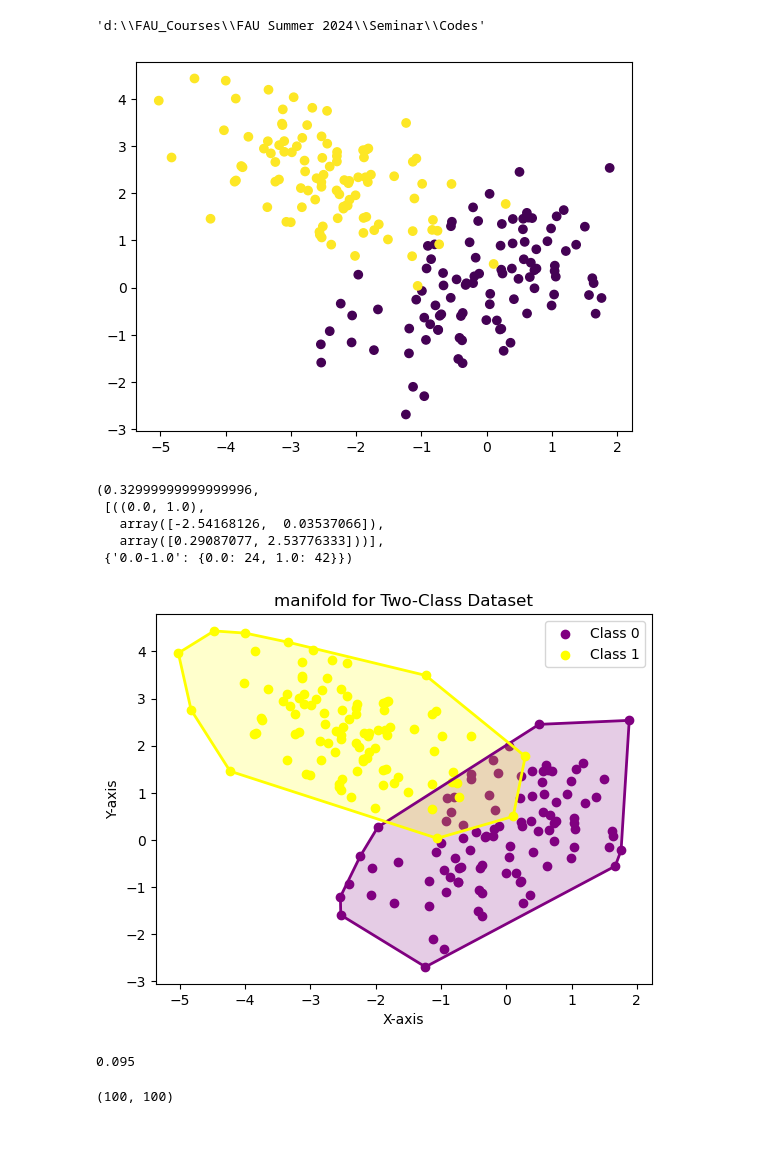
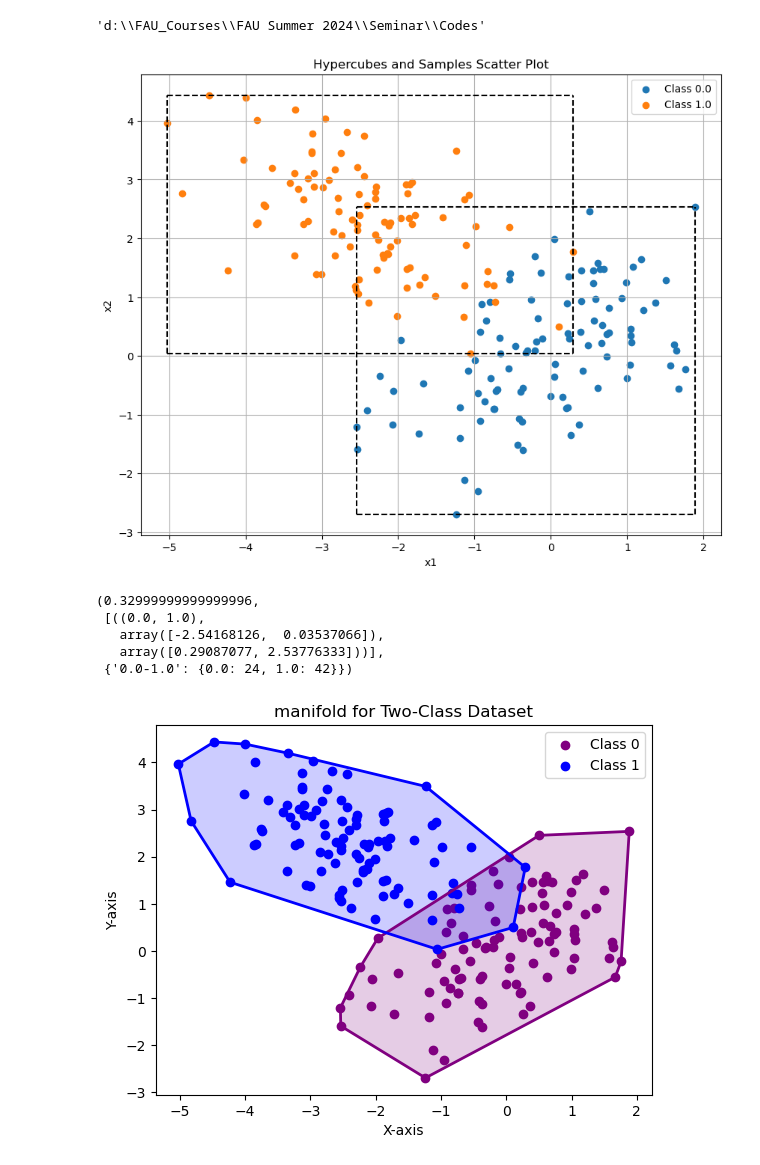
Before and after one commit to Mohammad-Shiblu/Dataset-Learning-Limit, a Jupyter notebook: Notebooks/manifold_testing.ipynb, the cells around one changed output. Drawn from its saved outputs; the diff is of its cells as text; code cells hidden in the pictures; blank space fills up the shorter version.

Commit message:
continuous ambiguity tested

```diff
--- a/Notebooks/manifold_testing.ipynb
+++ b/Notebooks/manifold_testing.ipynb
@@ -35,13 +35,36 @@ def generate_two_dimensional_data(num_samples_per_class):
     df['class'] = labels
 
     return df
+# %%
+def plot_hypercube_and_samples(df, feature_x, feature_y, class_column):
+    classes = df[class_column].unique()
+    plt.figure(figsize=(10, 8))
+
+    for cls in classes:
+        subset = df[df[class_column] == cls]
+        min_x, max_x = subset[feature_x].min(), subset[feature_x].max()
+        min_y, max_y = subset[feature_y].min(), subset[feature_y].max()
+
+        # Plotting samples
+        plt.scatter(subset[feature_x], subset[feature_y], label=f'Class {cls}')
+
+        # Plotting hypercube boundaries
+        plt.plot([min_x, max_x], [min_y, min_y], 'k--')
+        plt.plot([min_x, max_x], [max_y, max_y], 'k--')
+        plt.plot([min_x, min_x], [min_y, max_y], 'k--')
+        plt.plot([max_x, max_x], [min_y, max_y], 'k--')
+
+    plt.xlabel(feature_x)
+    plt.ylabel(feature_y)
+    plt.title('Hypercubes and Samples Scatter Plot')
+    plt.legend()
+    plt.grid(True)
+    plt.show()
 # %%
 df = generate_two_dimensional_data(100)
-plt.figure()
-plt.scatter(df['x1'], df['x2'], c =df['class'])
-plt.show()
+plot_hypercube_and_samples(df, 'x1', 'x2', 'class')
 # %% [output]
-[figure, old version]
+[figure, new version]
 # %%
 # Caculate continuous case ambiguity using recatngular bounding box methods
 from src.continuous import calculate_continuous_ambiguity
@@ -54,7 +77,7 @@ ambiguity, overlap_regions, samples_in_overlap
    array([0.29087077, 2.53776333]))],
  {'0.0-1.0': {0.0: 24, 1.0: 42}})
 # %%
-# Testing tighter bounding suraf
+# Testing tighter bounding surf
 import numpy as np
 import matplotlib.pyplot as plt
 from scipy.spatial import ConvexHull
@@ -75,8 +98,8 @@ fig, ax = plt.subplots()
 ax.scatter(class_0[:, 0], class_0[:, 1], color='purple', label='Class 0')
 plot_convex_hull(class_0, ax, color='purple')
 
-ax.scatter(class_1[:, 0], class_1[:, 1], color='yellow', label='Class 1')
-plot_convex_hull(class_1, ax, color='yellow')
+ax.scatter(class_1[:, 0], class_1[:, 1], color='blue', label='Class 1')
+plot_convex_hull(class_1, ax, color='blue')
 
 # Add legend and show plot
 ax.legend()
@@ -85,7 +108,7 @@ plt.ylabel('Y-axis')
 plt.title('manifold for Two-Class Dataset')
 plt.show()
 # %% [output]
-[figure, old version]
+[figure, new version]
 # %%
 def calculate_ambiguity(df):
     class_0 = df[df['class']==0][['x1', 'x2']].values
@@ -108,13 +131,3 @@ def calculate_ambiguity(df):
     ambiguity = .5*(class_0_counts/len(class_0) + class_1_counts/len(class_1))
 
     return ambiguity
-
-ambiguity = calculate_ambiguity(df)
-
-ambiguity
-# %% [output]
-0.095
-# %%
-len(class_0), len(class_1)
-# %% [output]
-(100, 100)
```
Also changed, not shown: parts of 9 cells of this notebook.
